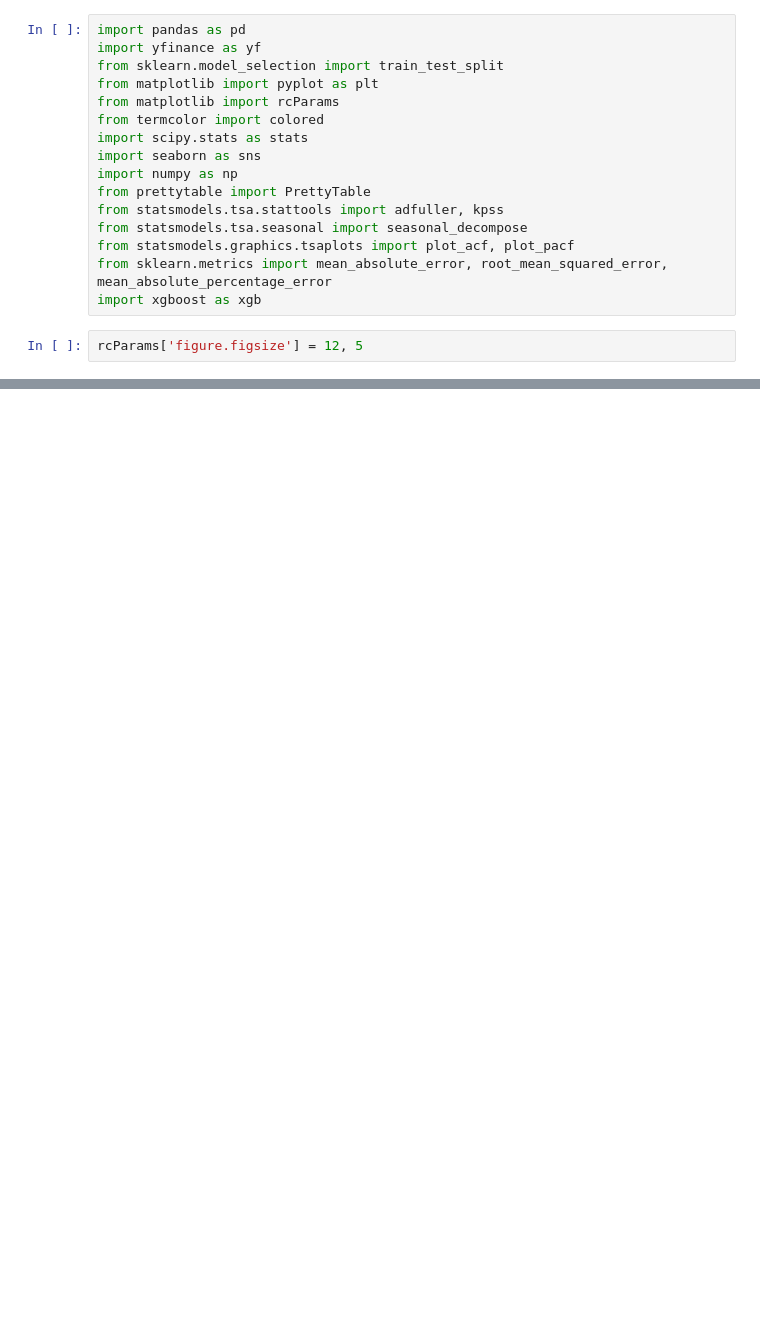
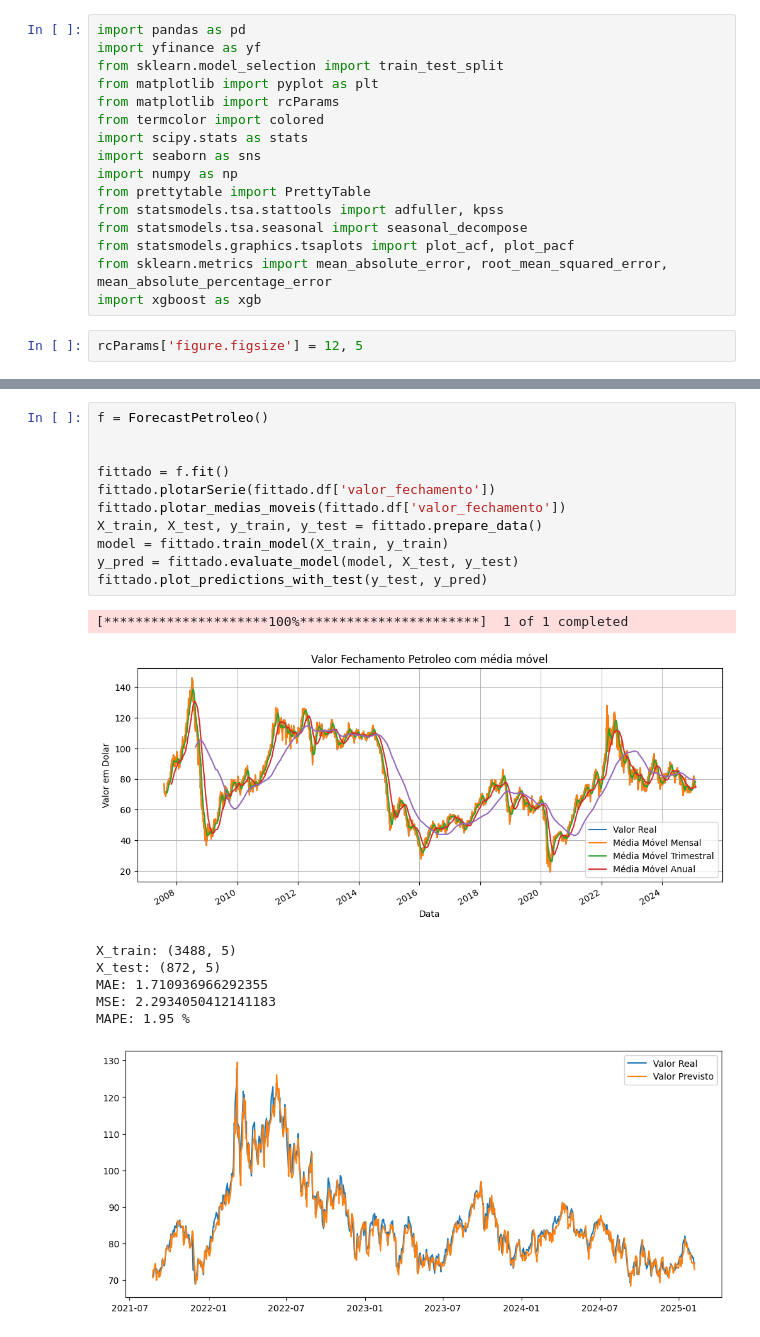
Before and after one commit to willdevsp/fiap-tech-challenge-pos-tech-data-analytics, a Jupyter notebook: Fase4/modelo_petroleo.ipynb, the cells around one changed output, grey strips where cells are left out. Saved outputs shown, nothing was run; the diff lists cells and outputs as text; blank space fills up the shorter version.

Commit message:
modelo quase pronto

```diff
--- a/Fase4/modelo_petroleo.ipynb
+++ b/Fase4/modelo_petroleo.ipynb
@@ -229,0 +134,20 @@ Rejeitar a Hipótese Nula: a série é estacionária
+# %%
+f = ForecastPetroleo()
+
+
+fittado = f.fit()
+fittado.plotarSerie(fittado.df['valor_fechamento'])
+fittado.plotar_medias_moveis(fittado.df['valor_fechamento'])
+X_train, X_test, y_train, y_test = fittado.prepare_data()
+model = fittado.train_model(X_train, y_train)
+y_pred = fittado.evaluate_model(model, X_test, y_test)
+fittado.plot_predictions_with_test(y_test, y_pred)
+# %% [output]
+[*********************100%***********************]  1 of 1 completed
+[figure, added]
+X_train: (3488, 5)
+X_test: (872, 5)
+MAE: 1.710936966292355
+MSE: 2.2934050412141183
+MAPE: 1.95 %
+[figure, added]
```
Also changed, not shown: parts of 4 cells of this notebook, 1 other file.
